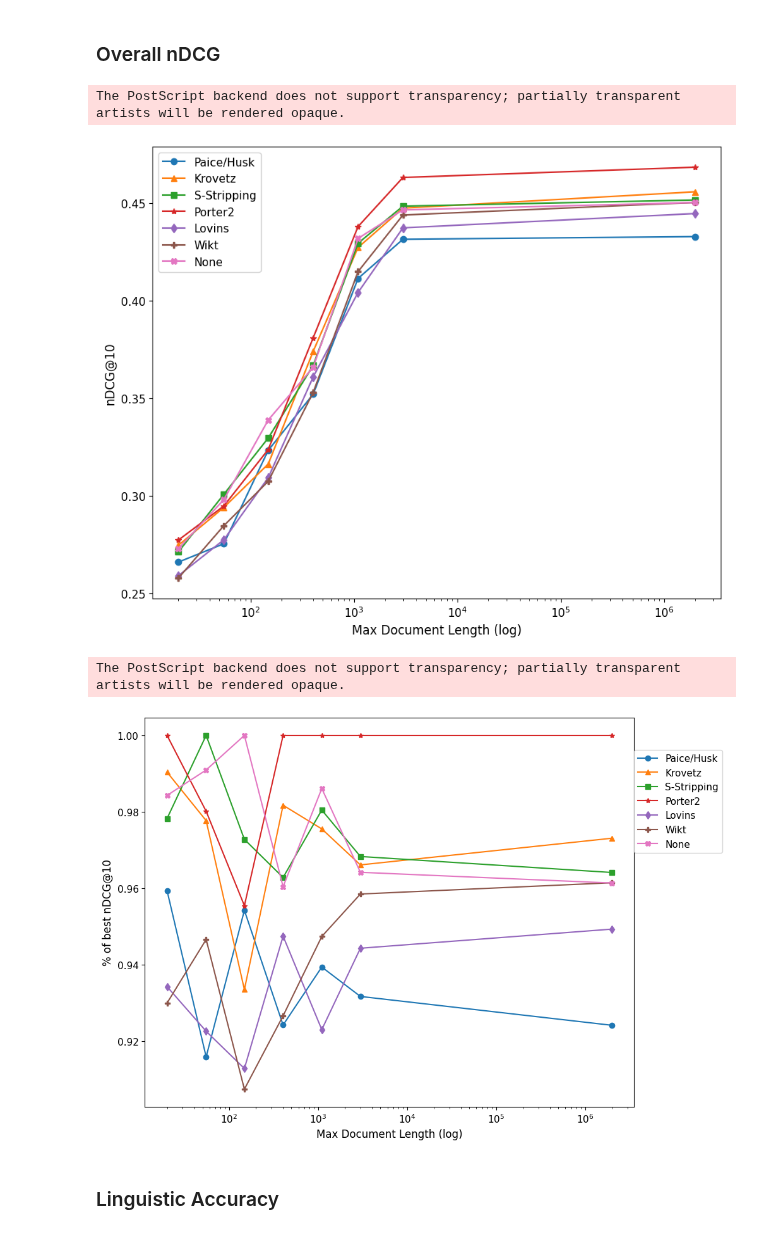
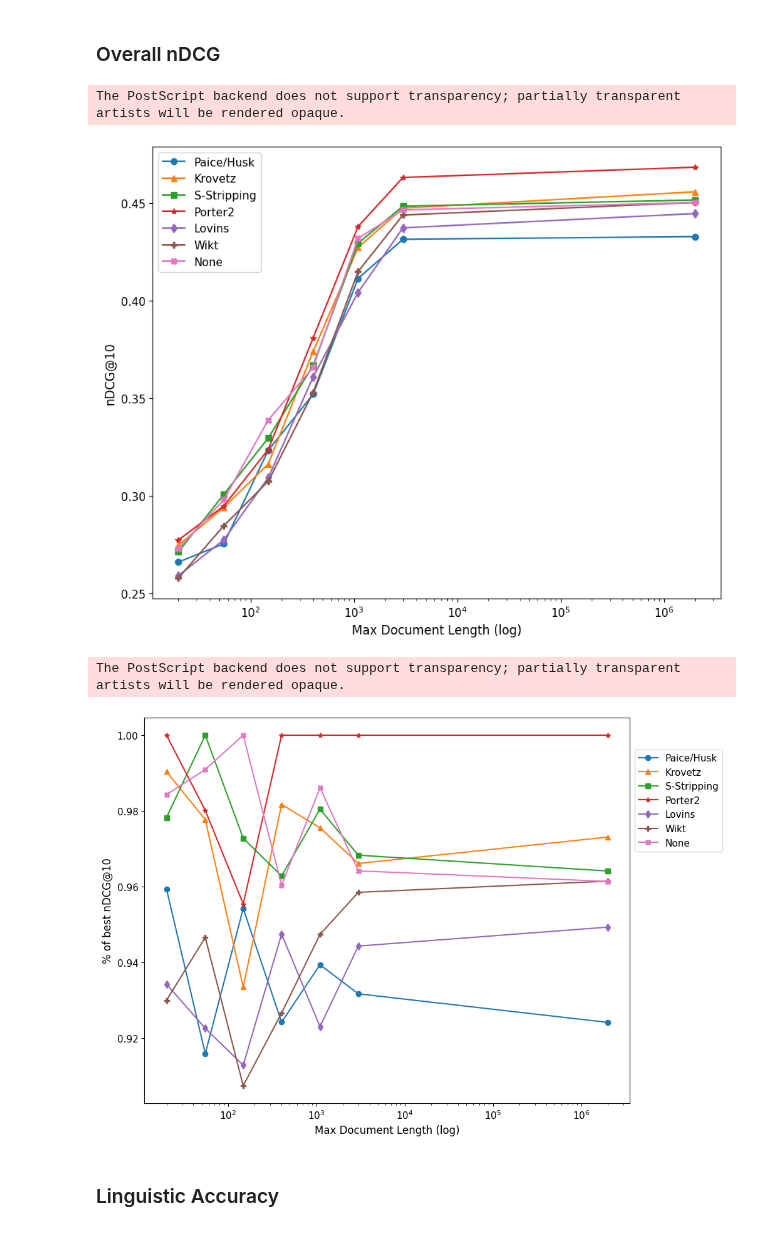
Before and after one commit to Axiomatic314/Stemming, a Jupyter notebook: ClueWeb/clueweb-documentLength.ipynb, the cells around one changed output. Cells and saved outputs as stored; diff of their text form; code cells hidden in the pictures.

```diff
--- a/ClueWeb/clueweb-documentLength.ipynb
+++ b/ClueWeb/clueweb-documentLength.ipynb
@@ -63,35 +63,35 @@ for length in maxLengths:
 plt.figure(figsize=(10,8))
 for stemmer in labels:
     stemmer_data = target_data[target_data["stemmer"] == stemmer]
     plt.plot(stemmer_data["maxLength"], stemmer_data["ndcg"], marker=next(markers), label=stemmer)
     plt.xscale("log")
 
 # plt.title("nDCG@10 vs Document Length")
 plt.xlabel("Max Document Length (log)")
 plt.ylabel("nDCG@10")
 plt.legend(labels=labels_title)
 plt.savefig(f"{fig_dir}/figure10.eps",dpi=1200,bbox_inches='tight')
 plt.show()
 
 # ----------------------------------------------------------------------
 
 plt.figure(figsize=(10,8))
 for stemmer in labels:
     stemmer_data = target_data[target_data["stemmer"] == stemmer]
     stemmer_values = np.array(stemmer_data["ndcg"])/best_nDCG
     plt.plot(stemmer_data["maxLength"], stemmer_values, marker=next(markers), label=stemmer)
     plt.xscale("log")
 # plt.title("nDCG@10 vs Document Length")
 plt.xlabel("Max Document Length (log)")
 plt.ylabel("% of best nDCG@10")
-plt.legend(bbox_to_anchor=(0.99,0.93),labels=labels_title)
+plt.legend(bbox_to_anchor=(1,0.93),labels=labels_title)
 plt.savefig(f"{fig_dir}/figure11.eps",dpi=1200,bbox_inches='tight')
 plt.show()
 # %% [output]
 The PostScript backend does not support transparency; partially transparent artists will be rendered opaque.
 [figure]
 The PostScript backend does not support transparency; partially transparent artists will be rendered opaque.
-[figure, old version]
+[figure, new version]
 # %% [markdown]
 ### Linguistic Accuracy
 # %%
```
Also changed, not shown: parts of 1 cell of this notebook, 4 other files.
